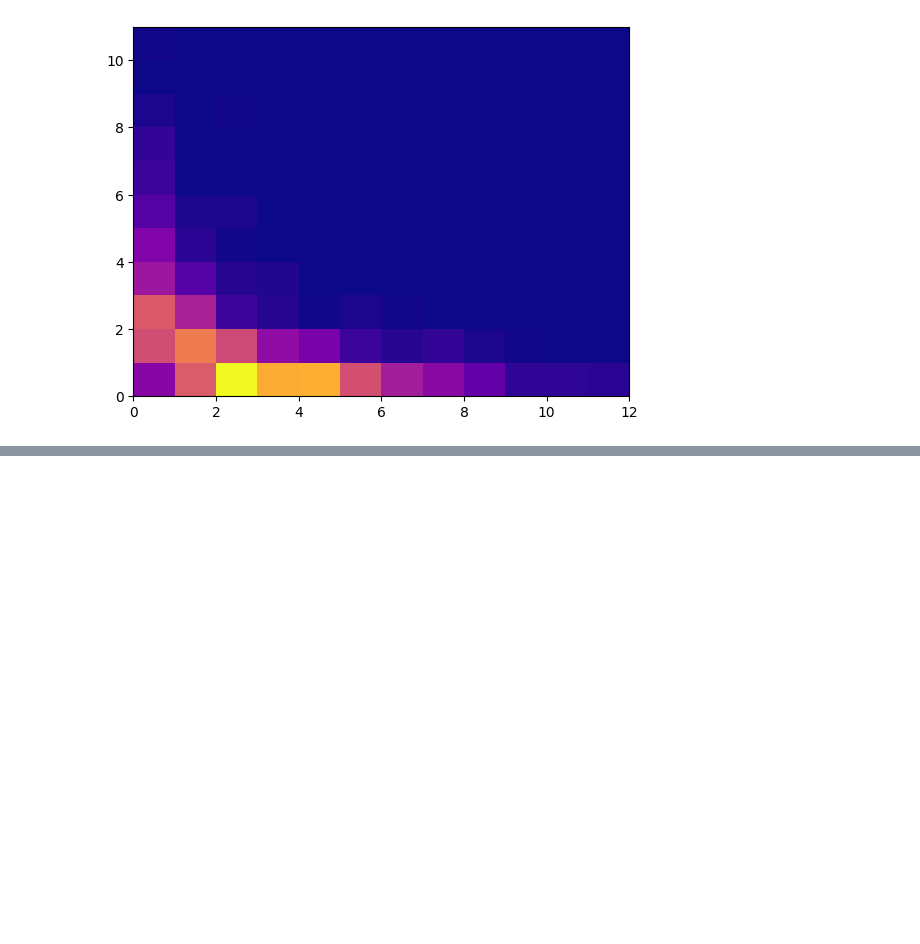
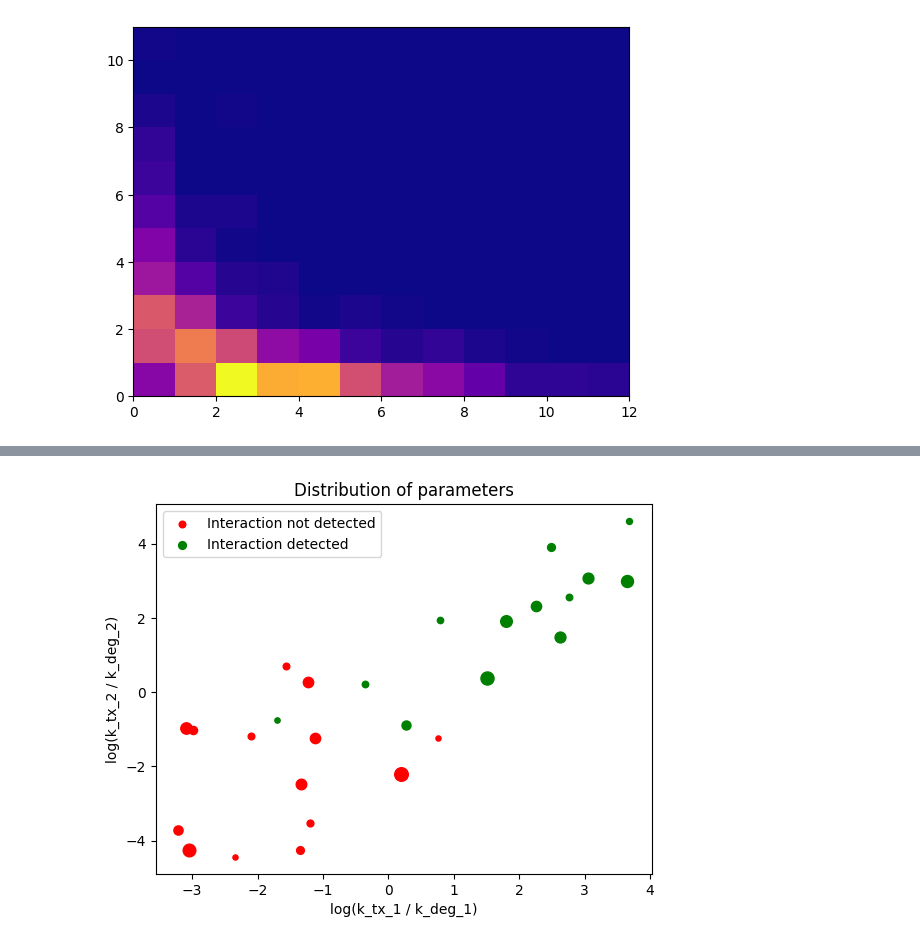
Before and after one commit to willjgh/M5R, a Jupyter notebook: Interaction/Realistic-Data/realistic_detection_test.ipynb, the cells around one changed output, grey strips where cells are left out. Saved outputs shown, nothing was run; the diff lists cells and outputs as text; code cells hidden in the pictures; blank space fills up the shorter version.

```diff
--- a/Interaction/Realistic-Data/realistic_detection_test.ipynb
+++ b/Interaction/Realistic-Data/realistic_detection_test.ipynb
@@ -843,0 +995,46 @@ plt.hist2d(x1_sample, x2_sample,
+# %%
+def scatter_results(params_data, solution_dict, marker="o", show=True):
+
+    rates_1 = []
+    rates_2 = []
+    color = []
+
+    # flag for single label
+    green_label_needed = True
+    red_label_needed = True
+
+    # loop over solutions
+    for key, val in solution_dict.items():
+
+        # access true parameters
+        params = params_data.loc[f'Gene-pair-{key}']
+
+        label = None
+
+        # set colour according to detection of interaction
+        if val == 'INFEASIBLE':
+            color = "green"
+            if green_label_needed:
+                label = "Interaction detected"
+                green_label_needed = False
+        elif val == 'OPTIMAL':
+            color = "red"
+            if red_label_needed:
+                label = "Interaction not detected"
+                red_label_needed = False
+        else:
+            color = "blue"
+
+        # plot point
+        plt.scatter(np.log(params['k_tx_1']) - np.log(params['k_deg_1']), np.log(params['k_tx_2']) - np.log(params['k_deg_2']),
+                    s=params['k_reg']*10, color=color, label=label, marker=marker)
+
+    plt.xlabel("log(k_tx_1 / k_deg_1)")
+    plt.ylabel("log(k_tx_2 / k_deg_2)")
+    plt.title("Distribution of parameters")
+    plt.legend()
+    if show: plt.show()
+# %%
+scatter_results(params_high, solution_dict_high)
+# %% [output]
+[figure, added]
```
Also changed, not shown: parts of 13 cells of this notebook.
